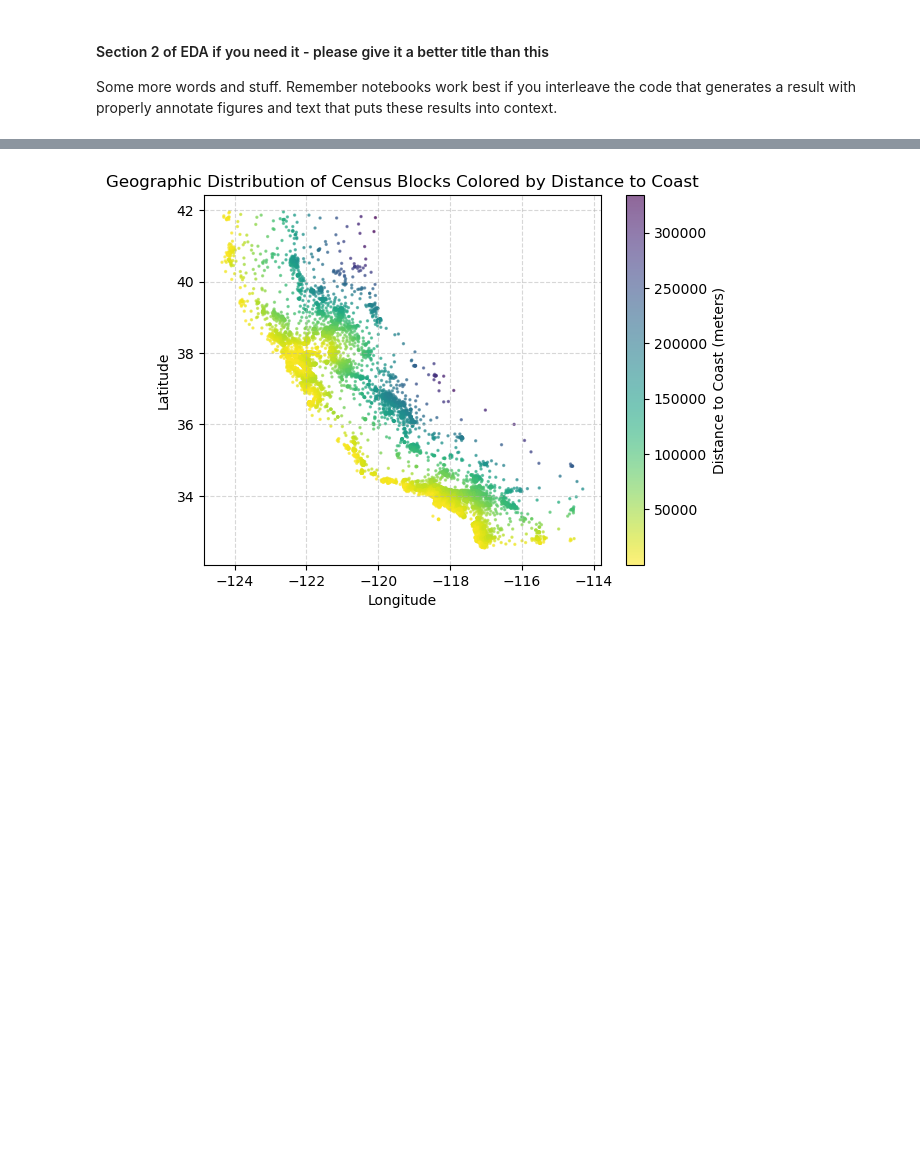
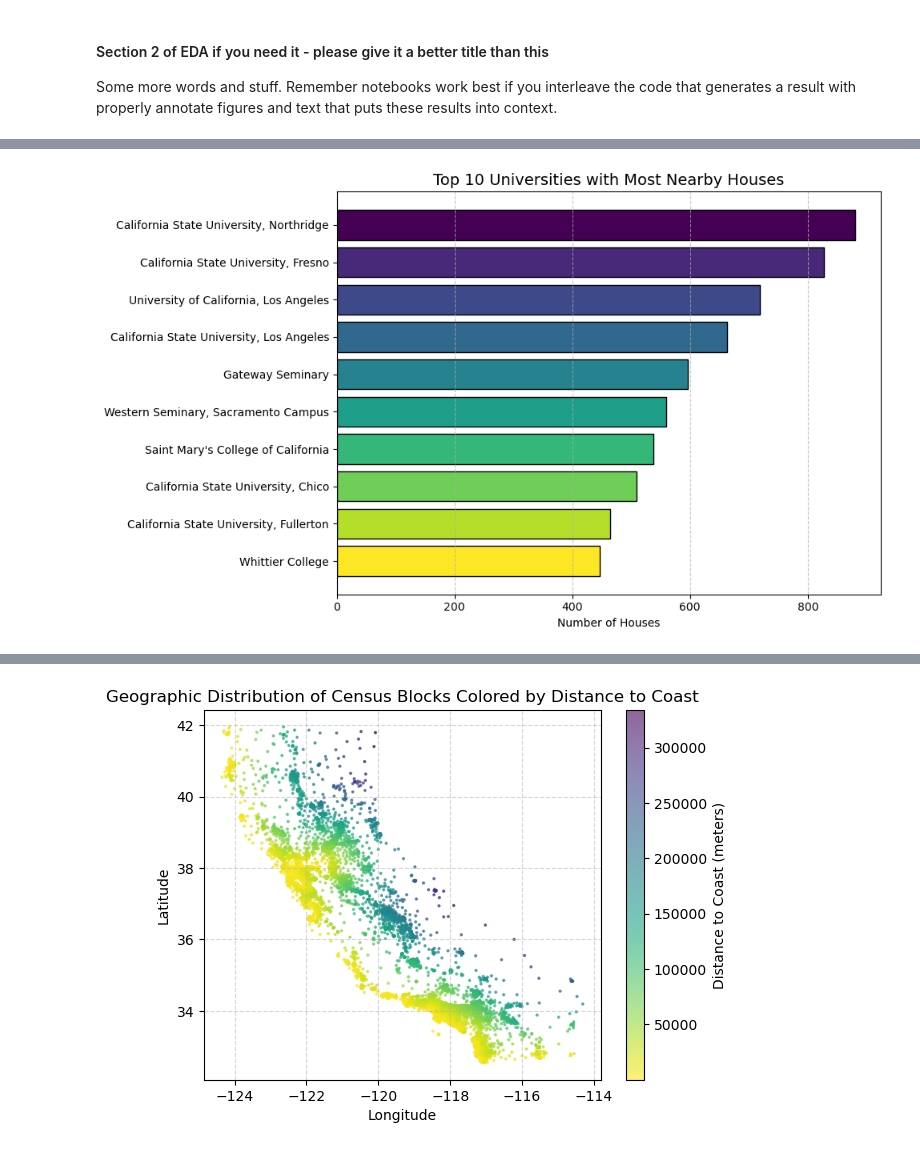
Before and after one commit to COGS108/Group091_WI26, a Jupyter notebook: 02-EDACheckpoint.ipynb, the cells around one changed output, grey strips where cells are left out. Saved outputs shown, nothing was run; the diff lists cells and outputs as text; code cells hidden in the pictures; blank space fills up the shorter version.

Commit message:
removed defunct universities, added closest university column for houses df, also added distance in meters from that university, created plots with those newly added columns

```diff
--- a/02-EDACheckpoint.ipynb
+++ b/02-EDACheckpoint.ipynb
@@ -469,6 +469,10 @@ Some more words and stuff.  Remember notebooks work best if you interleave the c
 
 Some more words and stuff.  Remember notebooks work best if you interleave the code that generates a result with properly annotate figures and text that puts these results into context.
 # %%
+# removed defunct universities from school
+school_data = school_data[~school_data['Name'].isin(defunct_df['Name'])]
+
+# correct latitude and longitudes of some universities
 corrections = {
     "California State University, Stanislaus": (37.5256, -120.8548),
     "Fuller Theological Seminary": (34.14853613, -118.1404425),
@@ -499,0 +501,76 @@ Remaining outliers: 2
+# %%
+# In this cell calculated university with shortest distance and added a new column to houses that has the closest university to it and the distance in meters to that university; also made different plots
+
+# this func calculates the distance between two points given lat and long for both on a sphere (Earth)
+def haversine(lat1, lon1, lat2, lon2):
+    R = 6371  # Earth radius in km
+    lat1 = np.radians(lat1)
+    lon1 = np.radians(lon1)
+    lat2 = np.radians(lat2)
+    lon2 = np.radians(lon2)
+    dlat = lat2 - lat1
+    dlon = lon2 - lon1
+    a = np.sin(dlat/2)**2 + np.cos(lat1) * np.cos(lat2) * np.sin(dlon/2)**2
+    c = 2 * np.arcsin(np.sqrt(a))
+    return R * c    #distance returned in kilometers
+
+school_lats = school_data["Latitude"].values
+school_lons = school_data["Longitude"].values
+school_names = school_data["Name"].values
+closest_university = []
+closest_distance_meters = []
+for _, house in houses.iterrows():
+    distances = haversine(
+        house["Latitude"],
+        house["Longitude"],
+        school_lats,
+        school_lons
+    )
+    min_index = np.argmin(distances)
+    closest_university.append(school_names[min_index])
+    closest_distance_meters.append(distances[min_index] * 1000)
+houses["Closest_University"] = closest_university
+houses["Distance_to_University_m"] = np.round(closest_distance_meters, 0)
+
+
+
+
+import matplotlib.cm as cm
+# Plot 1: Top 10 Universities with Most Nearby Houses
+uni_counts = houses['Closest_University'].value_counts().head(10)
+fig1, ax1 = plt.subplots(figsize=(10,6))
+colors = cm.viridis(np.linspace(0,1,len(uni_counts)))
+ax1.barh(uni_counts.index, uni_counts.values, color=colors, edgecolor='black')
+ax1.set_xlabel("Number of Houses")
+ax1.set_title("Top 10 Universities with Most Nearby Houses", fontsize=14)
+ax1.invert_yaxis()
+ax1.grid(axis='x', linestyle='--', alpha=0.7)
+fig1.tight_layout()
+
+
+# Plot 2: Top 10 Universities by Average House Value
+avg_values = houses.groupby("Closest_University")["Median_House_Value"].mean().sort_values(ascending=False).head(10)
+fig2, ax2 = plt.subplots(figsize=(10,6))
+colors = cm.plasma(np.linspace(0,1,len(avg_values)))
+ax2.barh(avg_values.index, avg_values.values, color=colors, edgecolor='black')
+ax2.set_xlabel("Average Median House Value")
+ax2.set_title("Top 10 Universities by Nearby House Value", fontsize=14)
+ax2.invert_yaxis()
+ax2.grid(axis='x', linestyle='--', alpha=0.7)
+fig2.tight_layout()
+
+
+# Plot 3: Histogram of Distance to Closest University
+fig3, ax3 = plt.subplots(figsize=(10,5))
+ax3.hist(houses["Distance_to_University_m"], bins=30, color="skyblue", edgecolor="black")
+ax3.set_xlabel("Distance to Closest University (meters)")
+ax3.set_ylabel("Number of Houses")
+ax3.set_title("Distribution of Distance to Closest University", fontsize=14)
+ax3.grid(axis='y', linestyle='--', alpha=0.7)
+fig3.tight_layout()
+
+plt.show()
+
+houses
+# %% [output]
+[figure, added]
```
Also changed, not shown: parts of 3 cells of this notebook.
